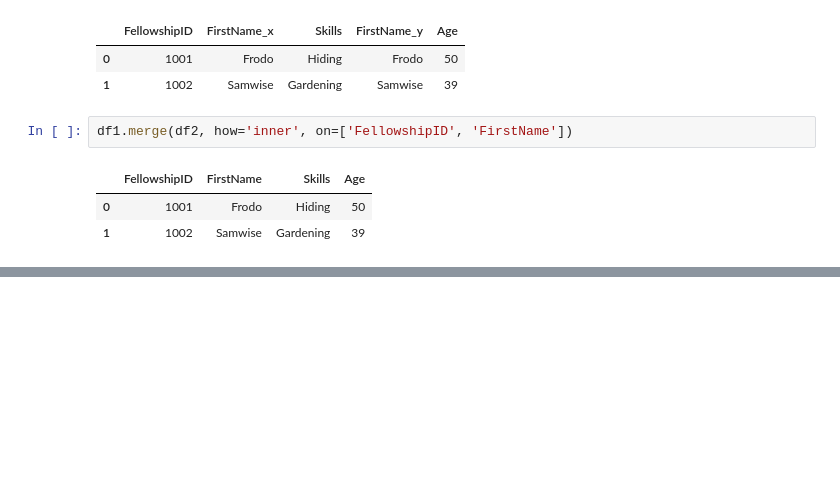
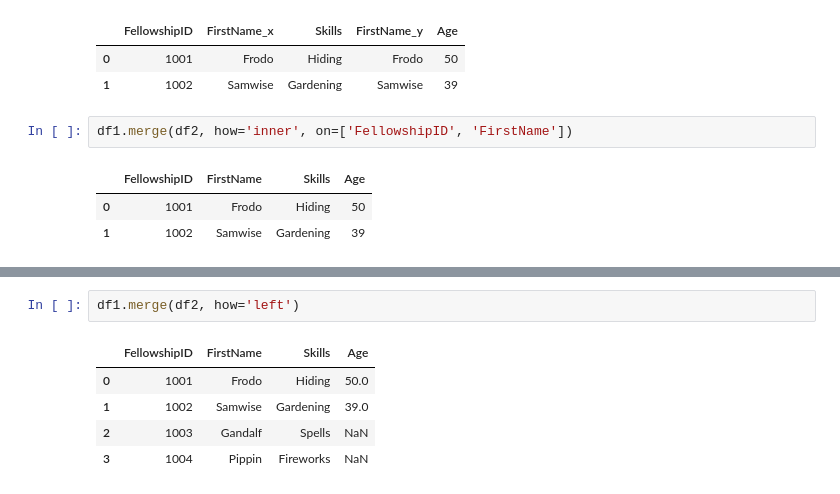
Before and after one commit to kazrkb/pandas-for-data-analytics, a Jupyter notebook: merge join and concatenate.ipynb, the cells around one changed output, grey strips where cells are left out. Saved outputs shown, nothing was run; the diff lists cells and outputs as text; blank space fills up the shorter version.

```diff
--- a/merge join and concatenate.ipynb
+++ b/merge join and concatenate.ipynb
@@ -41,0 +53,8 @@ df1.merge(df2, how='inner', on=['FellowshipID', 'FirstName'])
+# %%
+df1.merge(df2, how='left')
+# %% [output]
+|  | FellowshipID | FirstName | Skills | Age |
+| 0 | 1001 | Frodo | Hiding | 50.0 |
+| 1 | 1002 | Samwise | Gardening | 39.0 |
+| 2 | 1003 | Gandalf | Spells | NaN |
+| 3 | 1004 | Pippin | Fireworks | NaN |
```
Also changed, not shown: parts of 3 cells of this notebook.
